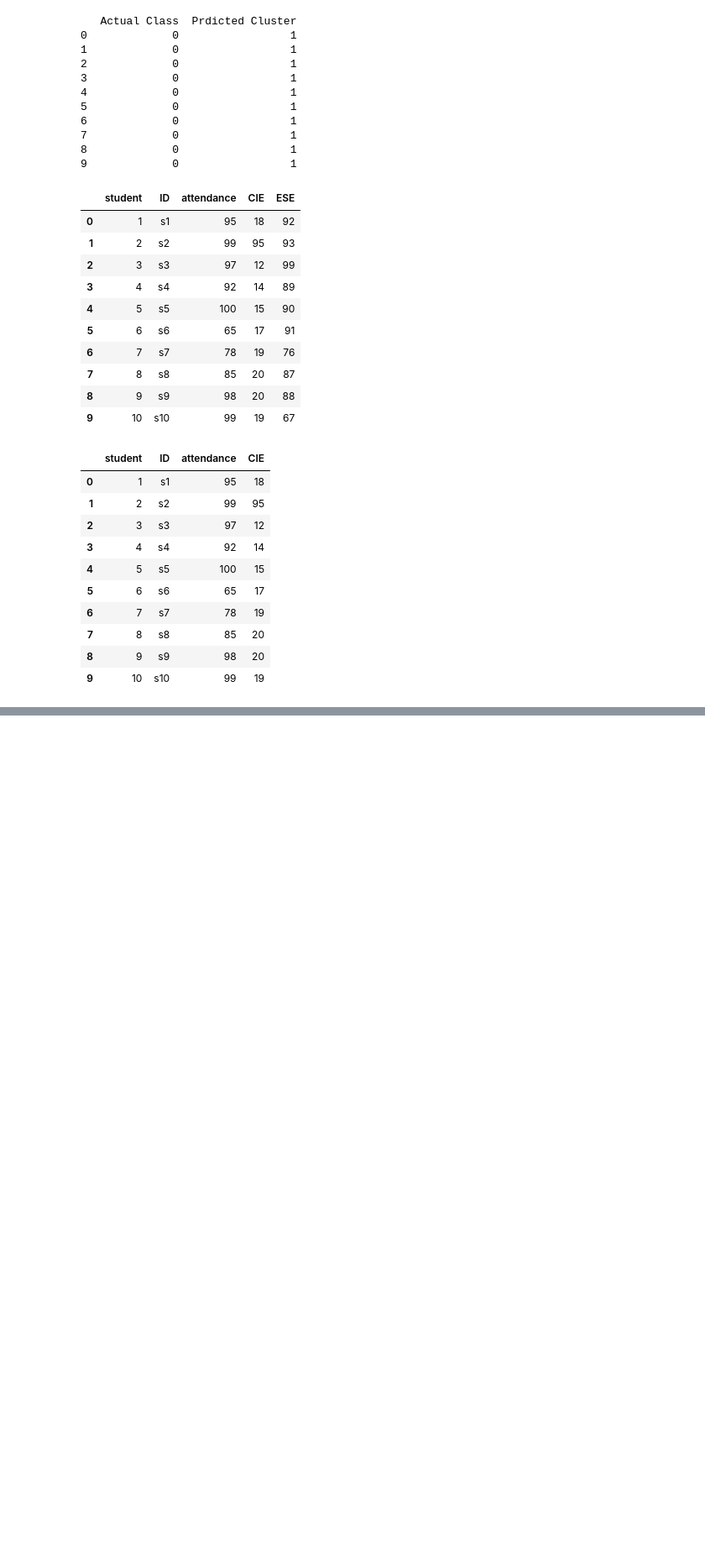
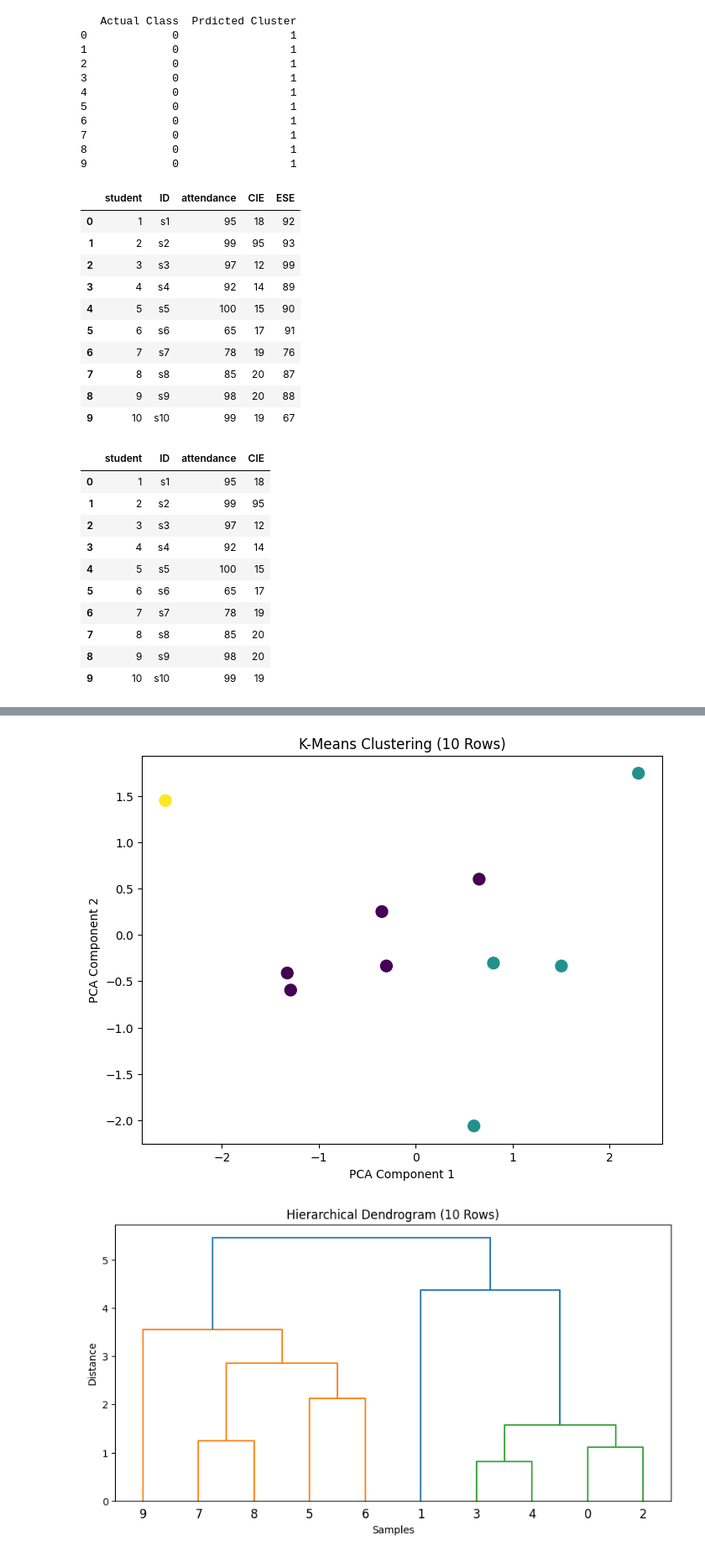
Before and after one commit to vinayp1210/ML, a Jupyter notebook: unsupervised.ipynb, the cells around one changed output, grey strips where cells are left out. Shown at 84% size. Drawn from its saved outputs; the diff is of its cells as text; code cells hidden in the pictures; blank space fills up the shorter version.

```diff
--- a/unsupervised.ipynb
+++ b/unsupervised.ipynb
@@ -210,3 +210,73 @@ new
 | 7 | 8 | s8 | 85 | 20 |
 | 8 | 9 | s9 | 98 | 20 |
 | 9 | 10 | s10 | 99 | 19 |
+# %%
+import numpy as np
+import pandas as pd
+import matplotlib.pyplot as plt
+from sklearn.preprocessing import StandardScaler
+from sklearn.cluster import KMeans, AgglomerativeClustering
+from sklearn.decomposition import PCA
+from scipy.cluster.hierarchy import dendrogram, linkage
+
+df = pd.read_csv("dataset.csv").head(10)
+print("Dataset (10 rows):")
+print(df)
+
+# Use only numeric columns
+X = df.select_dtypes(include=[np.number])
+
+# Standardization
+scaler = StandardScaler()
+X_scaled = scaler.fit_transform(X)
+
+# K-MEANS CLUSTERING
+kmeans = KMeans(n_clusters=3, random_state=42, n_init="auto")
+df['KMeans_Cluster'] = kmeans.fit_predict(X_scaled)
+
+pca = PCA(n_components=2)
+X_pca = pca.fit_transform(X_scaled)
+
+plt.figure(figsize=(8, 6))
+plt.scatter(
+    X_pca[:, 0],
+    X_pca[:, 1],
+    c=df['KMeans_Cluster'],
+    cmap='viridis',
+    s=100
+)
+plt.title("K-Means Clustering (10 Rows)")
+plt.xlabel("PCA Component 1")
+plt.ylabel("PCA Component 2")
+plt.show()
+
+# HIERARCHICAL CLUSTERING
+linked = linkage(X_scaled, method='ward')
+
+plt.figure(figsize=(10, 5))
+dendrogram(linked)
+plt.title("Hierarchical Dendrogram (10 Rows)")
+plt.xlabel("Samples")
+plt.ylabel("Distance")
+plt.show()
+
+hc = AgglomerativeClustering(n_clusters=3, linkage='ward')
+df['Hierarchical_Cluster'] = hc.fit_predict(X_scaled)
+
+plt.figure(figsize=(8, 6))
+plt.scatter(
+    X_pca[:, 0],
+    X_pca[:, 1],
+    c=df['Hierarchical_Cluster'],
+    cmap='rainbow',
+    s=100
+)
+plt.title("Hierarchical Clustering (10 Rows)")
+plt.xlabel("PCA Component 1")
+plt.ylabel("PCA Component 2")
+plt.show()
+
+df.to_csv("clustered_10_rows.csv", index=False)
+print("\nClustered data saved as clustered_10_rows.csv")
+print(df)
+# %% [output]
@@ -212,0 +295,2 @@ new
+[figure, added]
+[figure, added]
```
Also changed, not shown: parts of 3 cells of this notebook.
